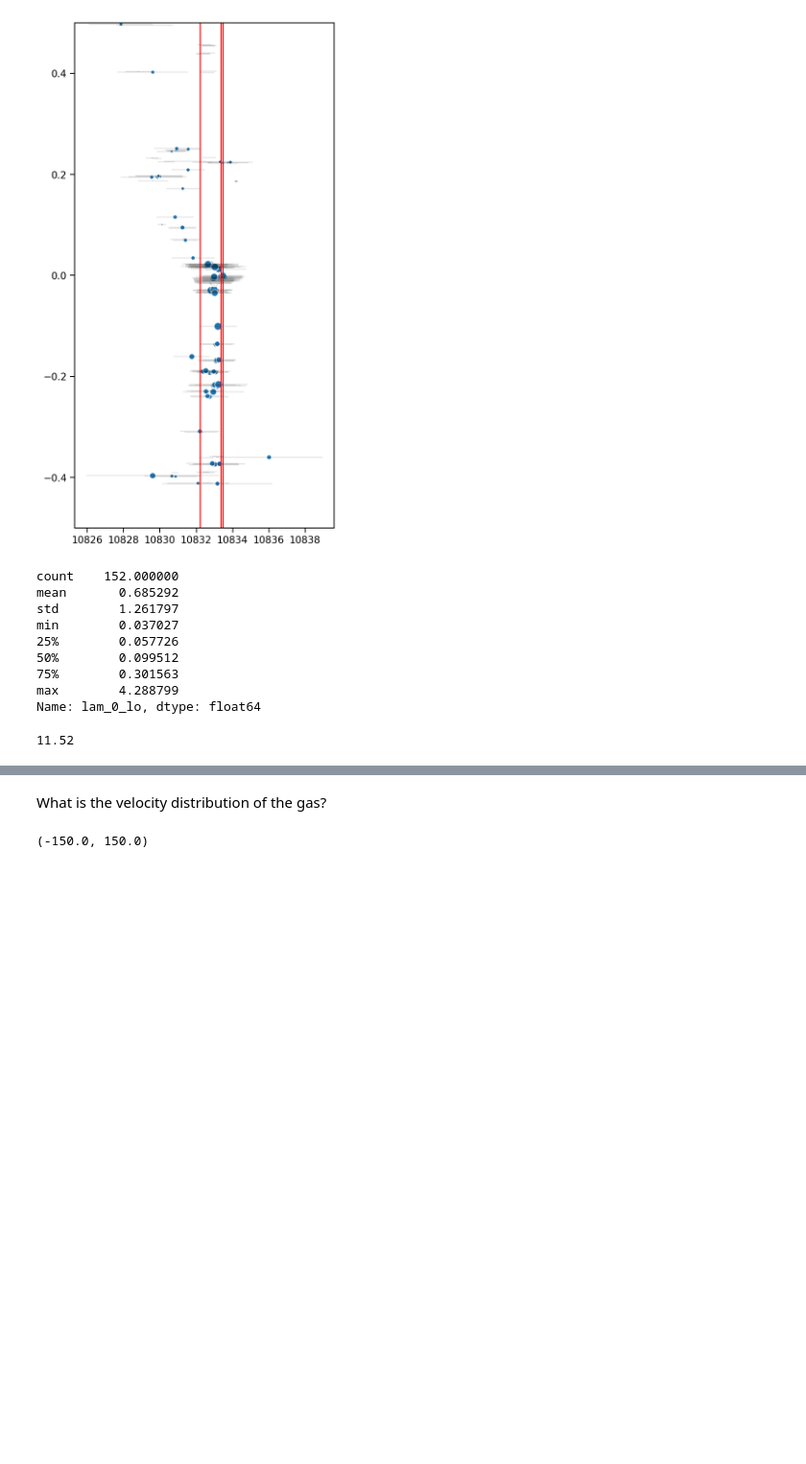
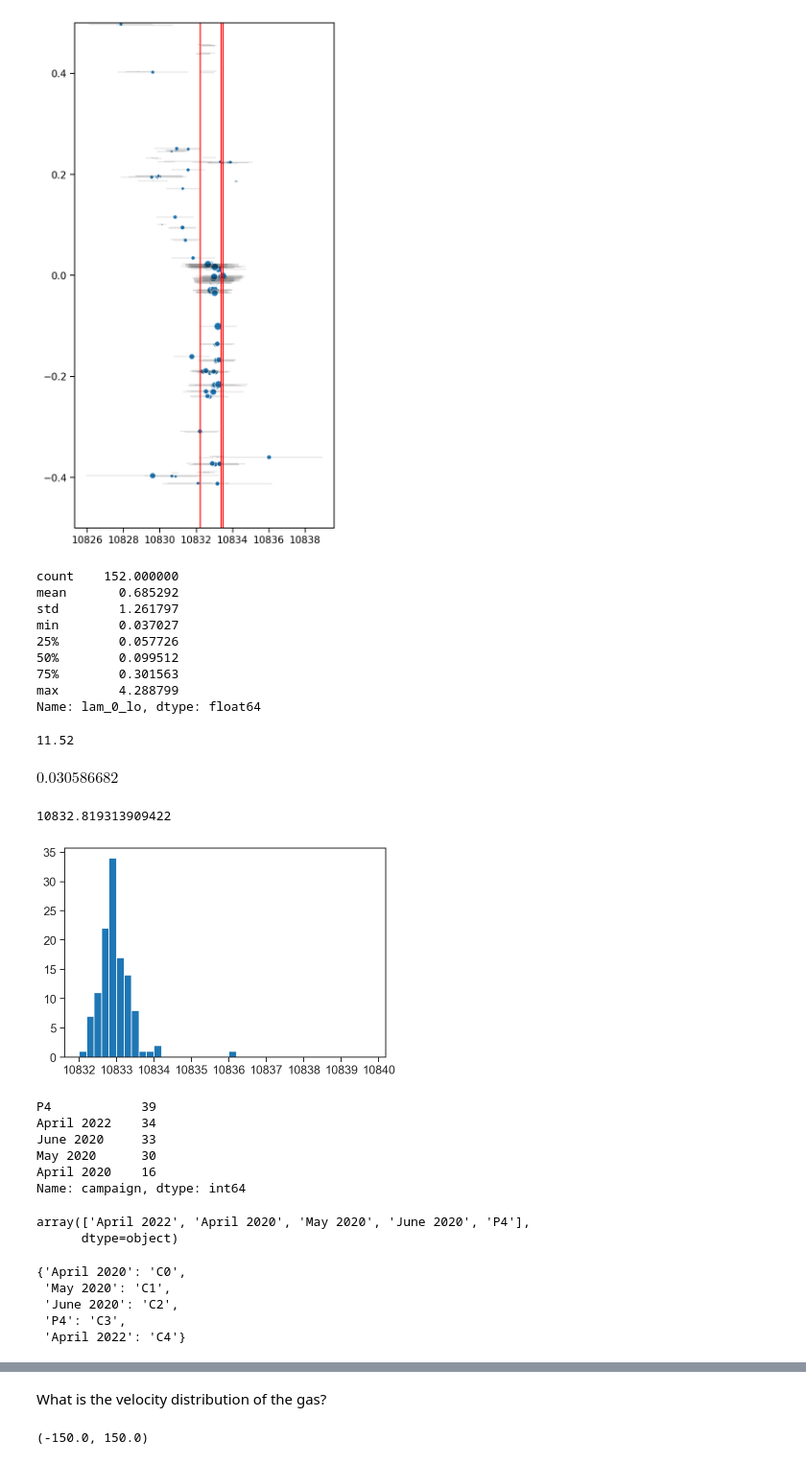
Before and after one commit to BrownDwarf/disperse, a Jupyter notebook: notebooks/04_hpf_analysis/13_centroids_for_10833.ipynb, the cells around one changed output, grey strips where cells are left out. Shown at 96% size. Saved outputs shown, nothing was run; the diff lists cells and outputs as text; code cells hidden in the pictures; blank space fills up the shorter version.

```diff
--- a/notebooks/04_hpf_analysis/13_centroids_for_10833.ipynb
+++ b/notebooks/04_hpf_analysis/13_centroids_for_10833.ipynb
@@ -132,0 +137,26 @@ Name: lam_0_lo, dtype: float64
+# %%
+(7.062*u.hour/(4.8101*u.day)).to(u.dimensionless_unscaled)/2
+# %% [output]
+$0.030586682 \; \mathrm{}$
+# %%
+np.median(df_merge.lam_0)
+# %% [output]
+10832.819313909422
+# %%
+plt.hist(df_merge.lam_0, bins=np.arange(10832, 10840, 0.2));
+# %% [output]
+[figure, added]
+# %%
+df_merge.campaign.value_counts()
+# %% [output]
+P4            39
+April 2022    34
+June 2020     33
+May 2020      30
+April 2020    16
+Name: campaign, dtype: int64
+# %%
+df_merge.campaign.unique()
+# %% [output]
+array(['April 2022', 'April 2020', 'May 2020', 'June 2020', 'P4'],
+      dtype=object)
@@ -132,0 +167,8 @@ Name: lam_0_lo, dtype: float64
+# %%
+color_dict
+# %% [output]
+{'April 2020': 'C0',
+ 'May 2020': 'C1',
+ 'June 2020': 'C2',
+ 'P4': 'C3',
+ 'April 2022': 'C4'}
```
Also changed, not shown: parts of 10 cells of this notebook, 1 other file.
